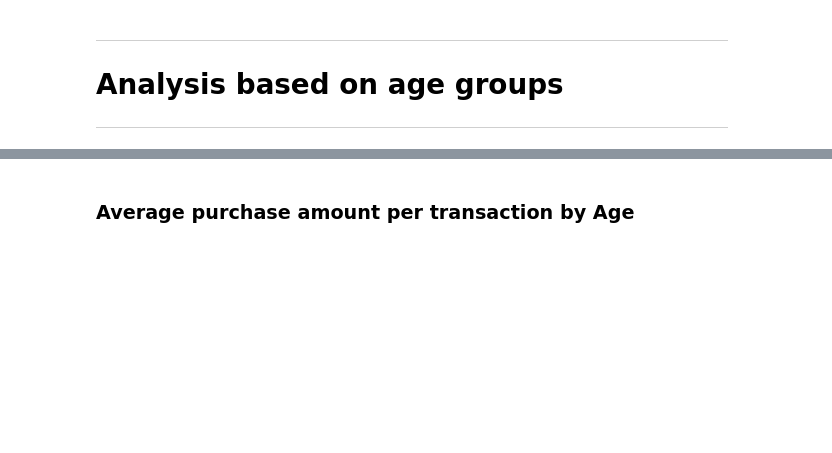
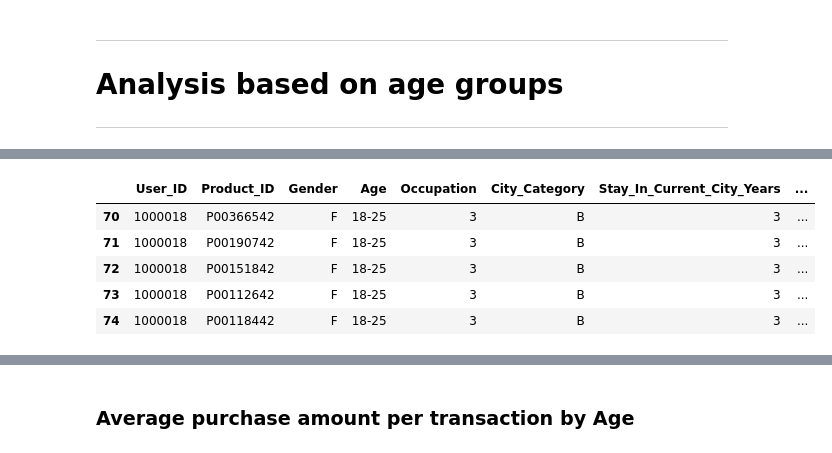
Before and after one commit to RichaGaharwar/Walmart---Confidence-Interval-CLT, a Jupyter notebook: Walmart_Confidence_Interval_&_CLT.ipynb, the cells around one changed output, grey strips where cells are left out. Drawn from its saved outputs; the diff is of its cells as text; code cells hidden in the pictures; blank space fills up the shorter version.

```diff
--- a/Walmart_Confidence_Interval_&_CLT.ipynb
+++ b/Walmart_Confidence_Interval_&_CLT.ipynb
@@ -2411,0 +2520,10 @@ male_customers
+# %%
+customers_18_25 = walmart[walmart['Age'] == '18-25']
+customers_18_25.head(5)
+# %% [output]
+|  | User_ID | Product_ID | Gender | Age | Occupation | City_Category | Stay_In_Current_City_Years | ... |
+| 70 | 1000018 | P00366542 | F | 18-25 | 3 | B | 3 | ... |
+| 71 | 1000018 | P00190742 | F | 18-25 | 3 | B | 3 | ... |
+| 72 | 1000018 | P00151842 | F | 18-25 | 3 | B | 3 | ... |
+| 73 | 1000018 | P00112642 | F | 18-25 | 3 | B | 3 | ... |
+| 74 | 1000018 | P00118442 | F | 18-25 | 3 | B | 3 | ... |
```
Also changed, not shown: parts of 52 cells of this notebook.
